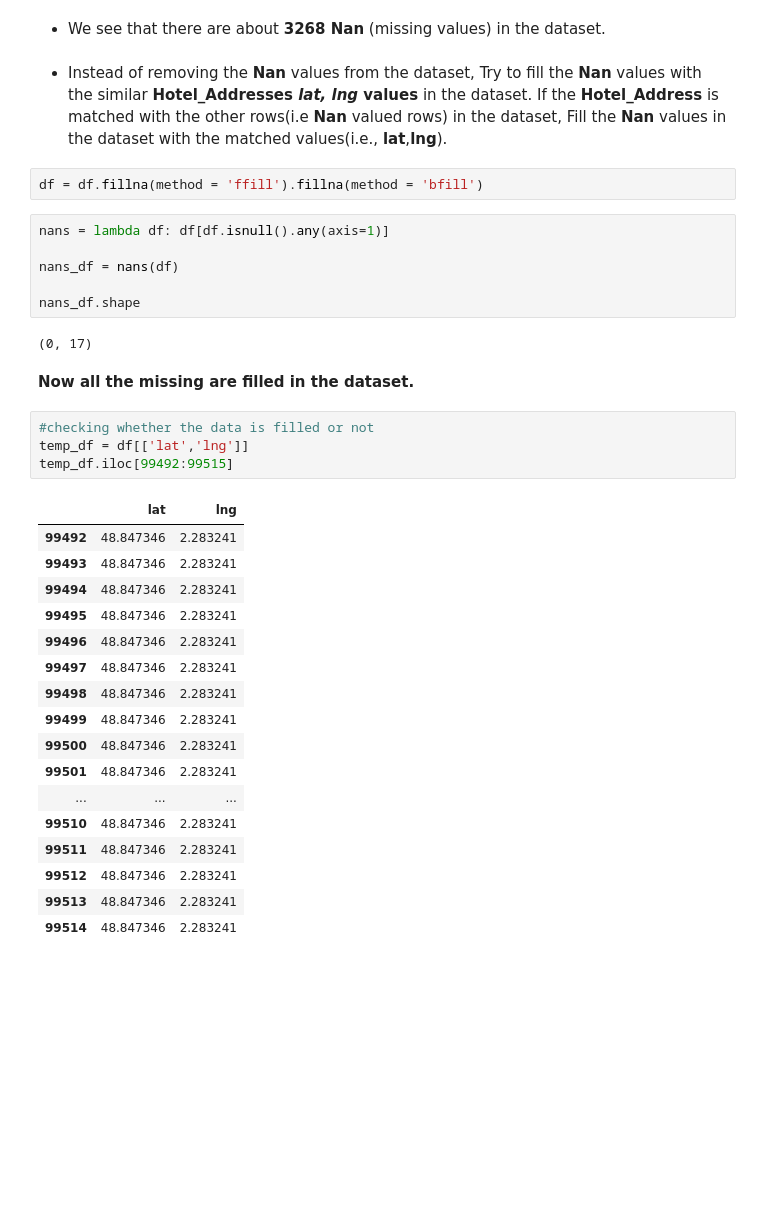
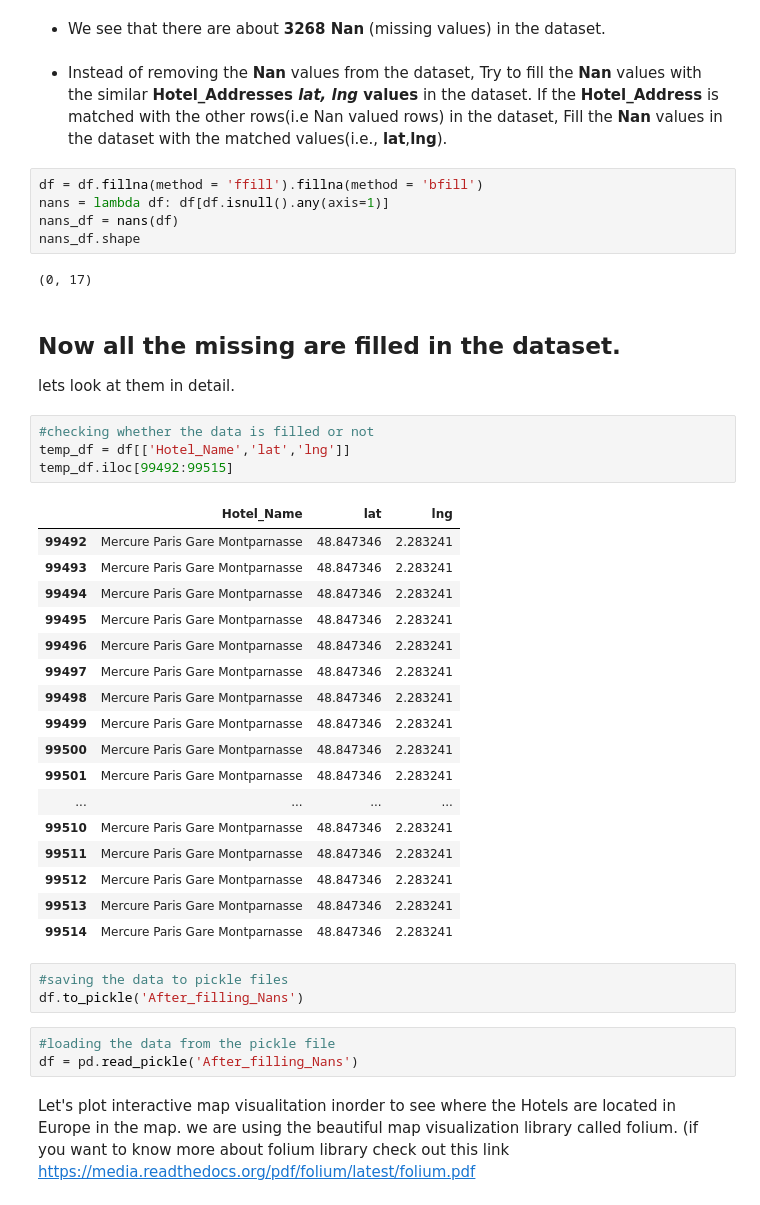
Before and after one commit to muralidhar520/Machine-Learning, a Jupyter notebook: 515k Hotel Reviews Data in Europe/515k-hotel-reviews-data-in-europe.ipynb, the cells around one changed output. Drawn from its saved outputs; the diff is of its cells as text; blank space fills up the shorter version.

```diff
--- a/515k Hotel Reviews Data in Europe/515k-hotel-reviews-data-in-europe.ipynb
+++ b/515k Hotel Reviews Data in Europe/515k-hotel-reviews-data-in-europe.ipynb
@@ -135,38 +113,45 @@ nans_df
 # %% [markdown]
 * Instead of removing the **Nan** values from the dataset,
 Try to fill the **Nan** values with the similar **Hotel_Addresses *lat, lng* values**  in the dataset.
-If the **Hotel_Address** is matched with the other rows(i.e **Nan** valued rows) in the dataset, Fill the **Nan** values in the dataset with the matched values(i.e., **lat**,**lng**).
+If the **Hotel_Address** is matched with the other rows(i.e Nan valued rows) in the dataset, Fill the **Nan** values in the dataset with the matched values(i.e., **lat**,**lng**).
 # %%
 df = df.fillna(method = 'ffill').fillna(method = 'bfill')
+nans = lambda df: df[df.isnull().any(axis=1)]
+nans_df = nans(df)
+nans_df.shape
+# %% [output]
+(0, 17)
-# %%
-nans = lambda df: df[df.isnull().any(axis=1)]
-
-nans_df = nans(df)
-
-nans_df.shape
-# %% [output]
-(0, 17)
 # %% [markdown]
-**Now all the missing are filled in the dataset.**
+## Now all the missing are filled in the dataset.
+lets look at them in detail.
 # %%
 #checking whether the data is filled or not
-temp_df = df[['lat','lng']]
+temp_df = df[['Hotel_Name','lat','lng']]
 temp_df.iloc[99492:99515]
 # %% [output]
-|  | lat | lng |
-| 99492 | 48.847346 | 2.283241 |
-| 99493 | 48.847346 | 2.283241 |
-| 99494 | 48.847346 | 2.283241 |
-| 99495 | 48.847346 | 2.283241 |
-| 99496 | 48.847346 | 2.283241 |
-| 99497 | 48.847346 | 2.283241 |
-| 99498 | 48.847346 | 2.283241 |
-| 99499 | 48.847346 | 2.283241 |
-| 99500 | 48.847346 | 2.283241 |
-| 99501 | 48.847346 | 2.283241 |
-| ... | ... | ... |
-| 99510 | 48.847346 | 2.283241 |
-| 99511 | 48.847346 | 2.283241 |
-| 99512 | 48.847346 | 2.283241 |
-| 99513 | 48.847346 | 2.283241 |
-| 99514 | 48.847346 | 2.283241 |
+|  | Hotel_Name | lat | lng |
+| 99492 | Mercure Paris Gare Montparnasse | 48.847346 | 2.283241 |
+| 99493 | Mercure Paris Gare Montparnasse | 48.847346 | 2.283241 |
+| 99494 | Mercure Paris Gare Montparnasse | 48.847346 | 2.283241 |
+| 99495 | Mercure Paris Gare Montparnasse | 48.847346 | 2.283241 |
+| 99496 | Mercure Paris Gare Montparnasse | 48.847346 | 2.283241 |
+| 99497 | Mercure Paris Gare Montparnasse | 48.847346 | 2.283241 |
+| 99498 | Mercure Paris Gare Montparnasse | 48.847346 | 2.283241 |
+| 99499 | Mercure Paris Gare Montparnasse | 48.847346 | 2.283241 |
+| 99500 | Mercure Paris Gare Montparnasse | 48.847346 | 2.283241 |
+| 99501 | Mercure Paris Gare Montparnasse | 48.847346 | 2.283241 |
+| ... | ... | ... | ... |
+| 99510 | Mercure Paris Gare Montparnasse | 48.847346 | 2.283241 |
+| 99511 | Mercure Paris Gare Montparnasse | 48.847346 | 2.283241 |
+| 99512 | Mercure Paris Gare Montparnasse | 48.847346 | 2.283241 |
+| 99513 | Mercure Paris Gare Montparnasse | 48.847346 | 2.283241 |
+| 99514 | Mercure Paris Gare Montparnasse | 48.847346 | 2.283241 |
+# %%
+#saving the data to pickle files
+df.to_pickle('After_filling_Nans')
+# %%
+#loading the data from the pickle file
+df = pd.read_pickle('After_filling_Nans')
+# %% [markdown]
+Let's plot interactive map visualitation inorder to see where the Hotels are located in Europe in the map.
+we are using the beautiful map visualization library called folium. (if you want to know more about folium library check out this link    https://media.readthedocs.org/pdf/folium/latest/folium.pdf
```
Also changed, not shown: parts of 15 cells of this notebook.
